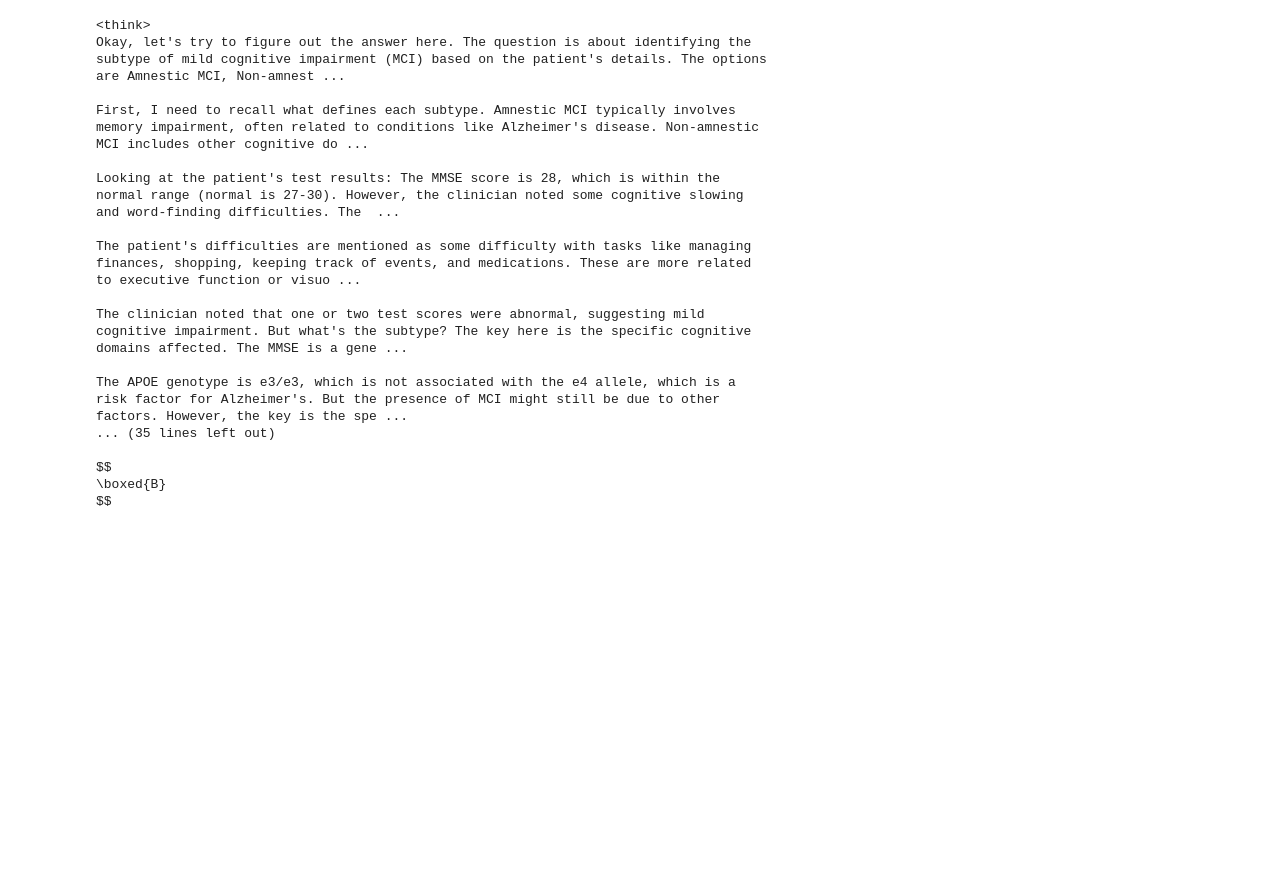
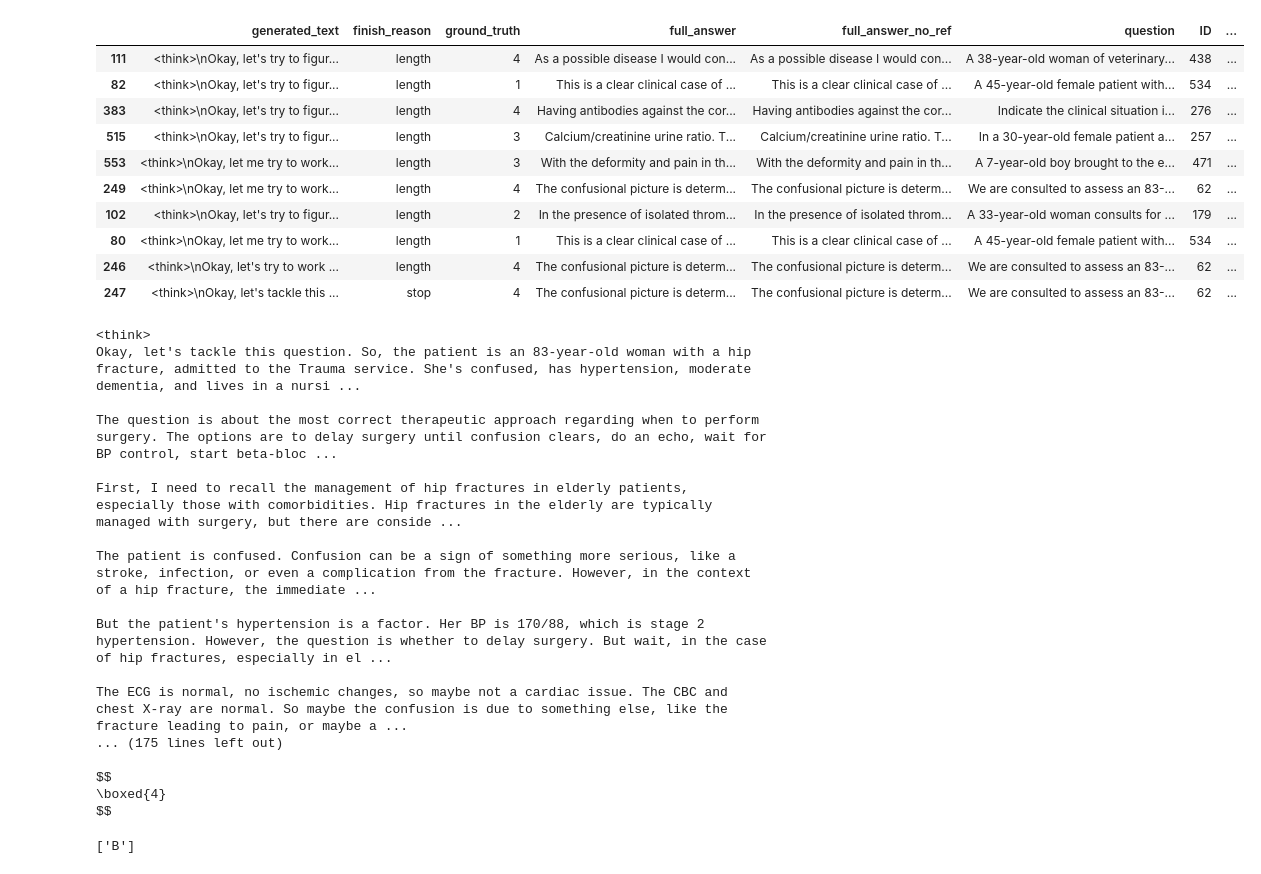
Before and after one commit to vkola-lab/lunar, a Jupyter notebook: adrd_simplified_evaluation/notebooks/extracted_answers.ipynb, the cells around one changed output. Drawn from its saved outputs; the diff is of its cells as text; code cells hidden in the pictures; blank space fills up the shorter version.

```diff
--- a/adrd_simplified_evaluation/notebooks/extracted_answers.ipynb
+++ b/adrd_simplified_evaluation/notebooks/extracted_answers.ipynb
@@ -35,20 +42,34 @@ ans.options.loc[0]
+# %%
+ans[ans['extracted'] == 'invalid'].sample(10)
+# %% [output]
+|  | generated_text | finish_reason | ground_truth | full_answer | full_answer_no_ref | question | ID | ... |
+| 111 | <think>\nOkay, let's try to figur... | length | 4 | As a possible disease I would con... | As a possible disease I would con... | A 38-year-old woman of veterinary... | 438 | ... |
+| 82 | <think>\nOkay, let's try to figur... | length | 1 | This is a clear clinical case of ... | This is a clear clinical case of ... | A 45-year-old female patient with... | 534 | ... |
+| 383 | <think>\nOkay, let's try to figur... | length | 4 | Having antibodies against the cor... | Having antibodies against the cor... | Indicate the clinical situation i... | 276 | ... |
+| 515 | <think>\nOkay, let's try to figur... | length | 3 | Calcium/creatinine urine ratio. T... | Calcium/creatinine urine ratio. T... | In a 30-year-old female patient a... | 257 | ... |
+| 553 | <think>\nOkay, let me try to work... | length | 3 | With the deformity and pain in th... | With the deformity and pain in th... | A 7-year-old boy brought to the e... | 471 | ... |
+| 249 | <think>\nOkay, let me try to work... | length | 4 | The confusional picture is determ... | The confusional picture is determ... | We are consulted to assess an 83-... | 62 | ... |
+| 102 | <think>\nOkay, let's try to figur... | length | 2 | In the presence of isolated throm... | In the presence of isolated throm... | A 33-year-old woman consults for ... | 179 | ... |
+| 80 | <think>\nOkay, let me try to work... | length | 1 | This is a clear clinical case of ... | This is a clear clinical case of ... | A 45-year-old female patient with... | 534 | ... |
+| 246 | <think>\nOkay, let's try to work ... | length | 4 | The confusional picture is determ... | The confusional picture is determ... | We are consulted to assess an 83-... | 62 | ... |
+| 247 | <think>\nOkay, let's tackle this ... | stop | 4 | The confusional picture is determ... | The confusional picture is determ... | We are consulted to assess an 83-... | 62 | ... |
 # %%
-print(ans.loc[184,'generated_text'])
+print(ans.loc[247].generated_text)
 # %% [output]
 <think>
-Okay, let's try to figure out the answer here. The question is about identifying the subtype of mild cognitive impairment (MCI) based on the patient's details. The options are Amnestic MCI, Non-amnest ...
+Okay, let's tackle this question. So, the patient is an 83-year-old woman with a hip fracture, admitted to the Trauma service. She's confused, has hypertension, moderate dementia, and lives in a nursi ...
 
-First, I need to recall what defines each subtype. Amnestic MCI typically involves memory impairment, often related to conditions like Alzheimer's disease. Non-amnestic MCI includes other cognitive do ...
+The question is about the most correct therapeutic approach regarding when to perform surgery. The options are to delay surgery until confusion clears, do an echo, wait for BP control, start beta-bloc ...
 
-Looking at the patient's test results: The MMSE score is 28, which is within the normal range (normal is 27-30). However, the clinician noted some cognitive slowing and word-finding difficulties. The  ...
+First, I need to recall the management of hip fractures in elderly patients, especially those with comorbidities. Hip fractures in the elderly are typically managed with surgery, but there are conside ...
 
-The patient's difficulties are mentioned as some difficulty with tasks like managing finances, shopping, keeping track of events, and medications. These are more related to executive function or visuo ...
+The patient is confused. Confusion can be a sign of something more serious, like a stroke, infection, or even a complication from the fracture. However, in the context of a hip fracture, the immediate ...
 
-The clinician noted that one or two test scores were abnormal, suggesting mild cognitive impairment. But what's the subtype? The key here is the specific cognitive domains affected. The MMSE is a gene ...
+But the patient's hypertension is a factor. Her BP is 170/88, which is stage 2 hypertension. However, the question is whether to delay surgery. But wait, in the case of hip fractures, especially in el ...
 
-The APOE genotype is e3/e3, which is not associated with the e4 allele, which is a risk factor for Alzheimer's. But the presence of MCI might still be due to other factors. However, the key is the spe ...
-... (35 lines left out)
+The ECG is normal, no ischemic changes, so maybe not a cardiac issue. The CBC and chest X-ray are normal. So maybe the confusion is due to something else, like the fracture leading to pain, or maybe a ...
+... (175 lines left out)
 
 $$
-\boxed{B}
+\boxed{4}
 $$
@@ -54,0 +78,6 @@ $$
+# %%
+text = r"\boxed{final A and B}"
+
+re.findall(r"\\boxed\{.*\b(\S)\.?\b", text)
+# %% [output]
+['B']
```
Also changed, not shown: parts of 8 cells of this notebook, 6 other files.
